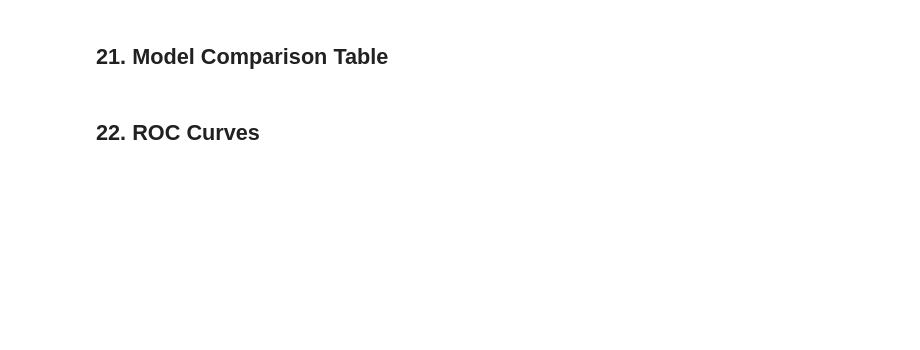
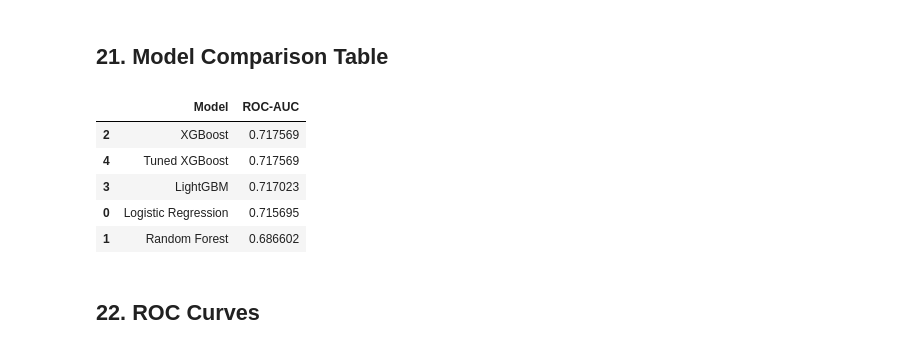
Before and after one commit to Niranjana2599/AI-Commerce-Analytics-Platform, a Jupyter notebook: notebooks/05_Customer_Churn_Prediction.ipynb, the cells around one changed output. Drawn from its saved outputs; the diff is of its cells as text; code cells hidden in the pictures; blank space fills up the shorter version.

```diff
--- a/notebooks/05_Customer_Churn_Prediction.ipynb
+++ b/notebooks/05_Customer_Churn_Prediction.ipynb
@@ -637,14 +722,26 @@ print(f"Test ROC-AUC: {roc_auc_score(y_test, best_prob):.4f}")
 # %%
 # Model comparison on the test set
 model_predictions = {
     "Logistic Regression": (y_pred, y_prob),
     "Random Forest": (rf_pred, rf_prob),
     "XGBoost": (xgb_pred, xgb_prob),
     "LightGBM": (lgbm_pred, lgbm_prob),
     f"Tuned {best_model_name}": (best_pred, best_prob)
 }
-comparison = pd.DataFrame([{"Model": name, "Accuracy": (predictions == y_test).mean(), "ROC-AUC": roc_auc_score(y_test, probabilities)} for name, (predictions, probabilities) in model_predictions.items()]).sort_values("Accuracy", ascending=False)
+
+comparison = pd.DataFrame([{"Model": name,
+                            "ROC-AUC": (predictions == y_test).mean(),
+                            "ROC-AUC": roc_auc_score(y_test, probabilities)}
+                            for name, (predictions, probabilities) in model_predictions.items()]).sort_values("ROC-AUC", ascending=False)
+
 display(comparison)
+# %% [output]
+|  | Model | ROC-AUC |
+| 2 | XGBoost | 0.717569 |
+| 4 | Tuned XGBoost | 0.717569 |
+| 3 | LightGBM | 0.717023 |
+| 0 | Logistic Regression | 0.715695 |
+| 1 | Random Forest | 0.686602 |
 # %% [markdown]
 ## 22. ROC Curves
 # %%
```
Also changed, not shown: parts of 15 cells of this notebook.
